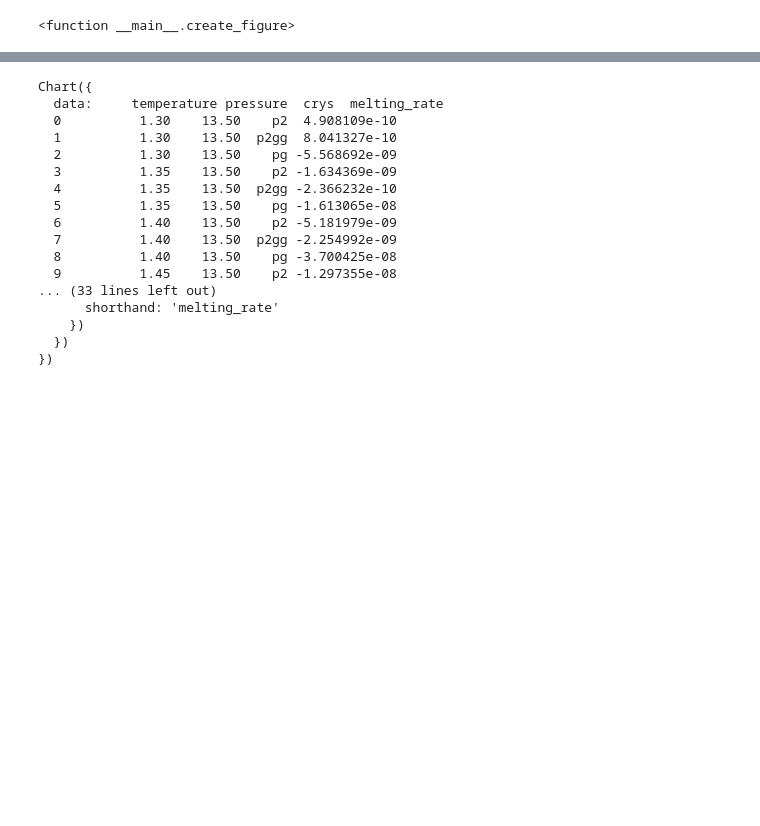
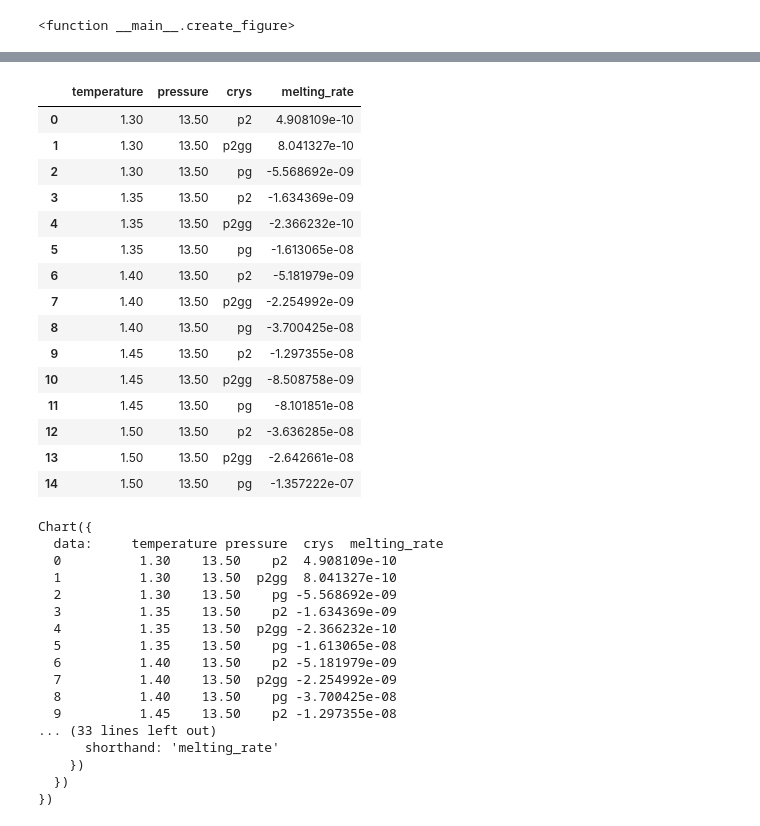
Before and after one commit to malramsay64/Crystal_Melting, a Jupyter notebook: notebooks/Crystal_Fractions.ipynb, the cells around one changed output, grey strips where cells are left out. Cells and saved outputs as stored; diff of their text form; code cells hidden in the pictures; blank space fills up the shorter version.

```diff
--- a/notebooks/Crystal_Fractions.ipynb
+++ b/notebooks/Crystal_Fractions.ipynb
@@ -116,5 +145,24 @@ If you're reading this message in another frontend (for example, a static render
 # %%
 melt_high = compute_melting_rates(df_high)
+# %%
+melt_high
+# %% [output]
+|  | temperature | pressure | crys | melting_rate |
+| 0 | 1.30 | 13.50 | p2 | 4.908109e-10 |
+| 1 | 1.30 | 13.50 | p2gg | 8.041327e-10 |
+| 2 | 1.30 | 13.50 | pg | -5.568692e-09 |
+| 3 | 1.35 | 13.50 | p2 | -1.634369e-09 |
+| 4 | 1.35 | 13.50 | p2gg | -2.366232e-10 |
+| 5 | 1.35 | 13.50 | pg | -1.613065e-08 |
+| 6 | 1.40 | 13.50 | p2 | -5.181979e-09 |
+| 7 | 1.40 | 13.50 | p2gg | -2.254992e-09 |
+| 8 | 1.40 | 13.50 | pg | -3.700425e-08 |
+| 9 | 1.45 | 13.50 | p2 | -1.297355e-08 |
+| 10 | 1.45 | 13.50 | p2gg | -8.508758e-09 |
+| 11 | 1.45 | 13.50 | pg | -8.101851e-08 |
+| 12 | 1.50 | 13.50 | p2 | -3.636285e-08 |
+| 13 | 1.50 | 13.50 | p2gg | -2.642661e-08 |
+| 14 | 1.50 | 13.50 | pg | -1.357222e-07 |
 # %%
 Chart(melt_high).mark_line().encode(
     x=X('temperature', axis=Axis(title='Temperature'), scale=Scale(zero=False)),
```
Also changed, not shown: parts of 10 cells of this notebook.
